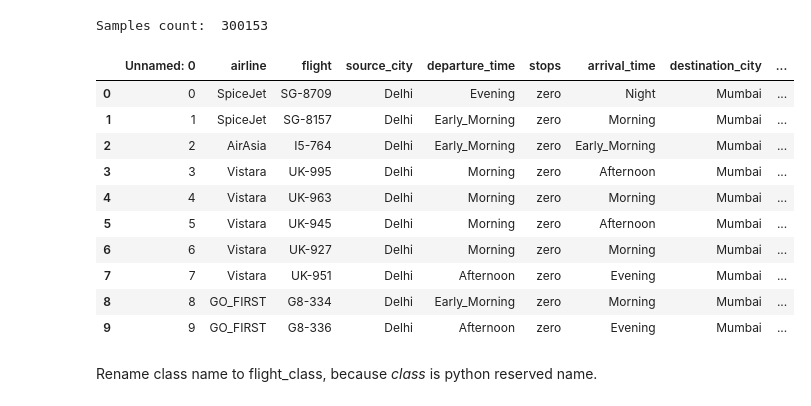
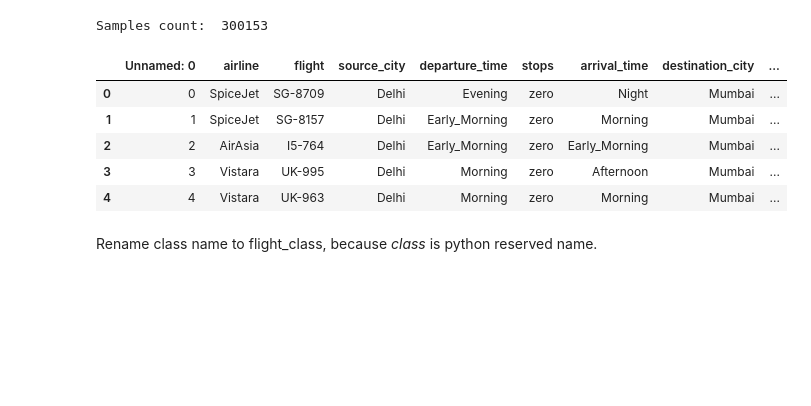
Before and after one commit to ahilah/Flight-Price-Prediction-Model, a Jupyter notebook: airflight-ticket-price-pred-full.ipynb, the cells around one changed output. Drawn from its saved outputs; the diff is of its cells as text; code cells hidden in the pictures; blank space fills up the shorter version.

Commit message:
Add files via upload
first and second milestone are done

```diff
--- a/airflight-ticket-price-pred-full.ipynb
+++ b/airflight-ticket-price-pred-full.ipynb
@@ -175,19 +175,14 @@ print('Samples count: ', df.shape[0])
 # %% [output]
 Samples count:  300153
 # %%
-df.head(10)
+df.head(5)
 # %% [output]
 |  | Unnamed: 0 | airline | flight | source_city | departure_time | stops | arrival_time | destination_city | ... |
 | 0 | 0 | SpiceJet | SG-8709 | Delhi | Evening | zero | Night | Mumbai | ... |
 | 1 | 1 | SpiceJet | SG-8157 | Delhi | Early_Morning | zero | Morning | Mumbai | ... |
 | 2 | 2 | AirAsia | I5-764 | Delhi | Early_Morning | zero | Early_Morning | Mumbai | ... |
 | 3 | 3 | Vistara | UK-995 | Delhi | Morning | zero | Afternoon | Mumbai | ... |
 | 4 | 4 | Vistara | UK-963 | Delhi | Morning | zero | Morning | Mumbai | ... |
-| 5 | 5 | Vistara | UK-945 | Delhi | Morning | zero | Afternoon | Mumbai | ... |
-| 6 | 6 | Vistara | UK-927 | Delhi | Morning | zero | Morning | Mumbai | ... |
-| 7 | 7 | Vistara | UK-951 | Delhi | Afternoon | zero | Evening | Mumbai | ... |
-| 8 | 8 | GO_FIRST | G8-334 | Delhi | Early_Morning | zero | Morning | Mumbai | ... |
-| 9 | 9 | GO_FIRST | G8-336 | Delhi | Afternoon | zero | Evening | Mumbai | ... |
 # %%
 # dropping the useless column 'Unnamed: 0'
 df=df.drop('Unnamed: 0',axis=1)
```
Also changed, not shown: parts of 67 cells of this notebook.
